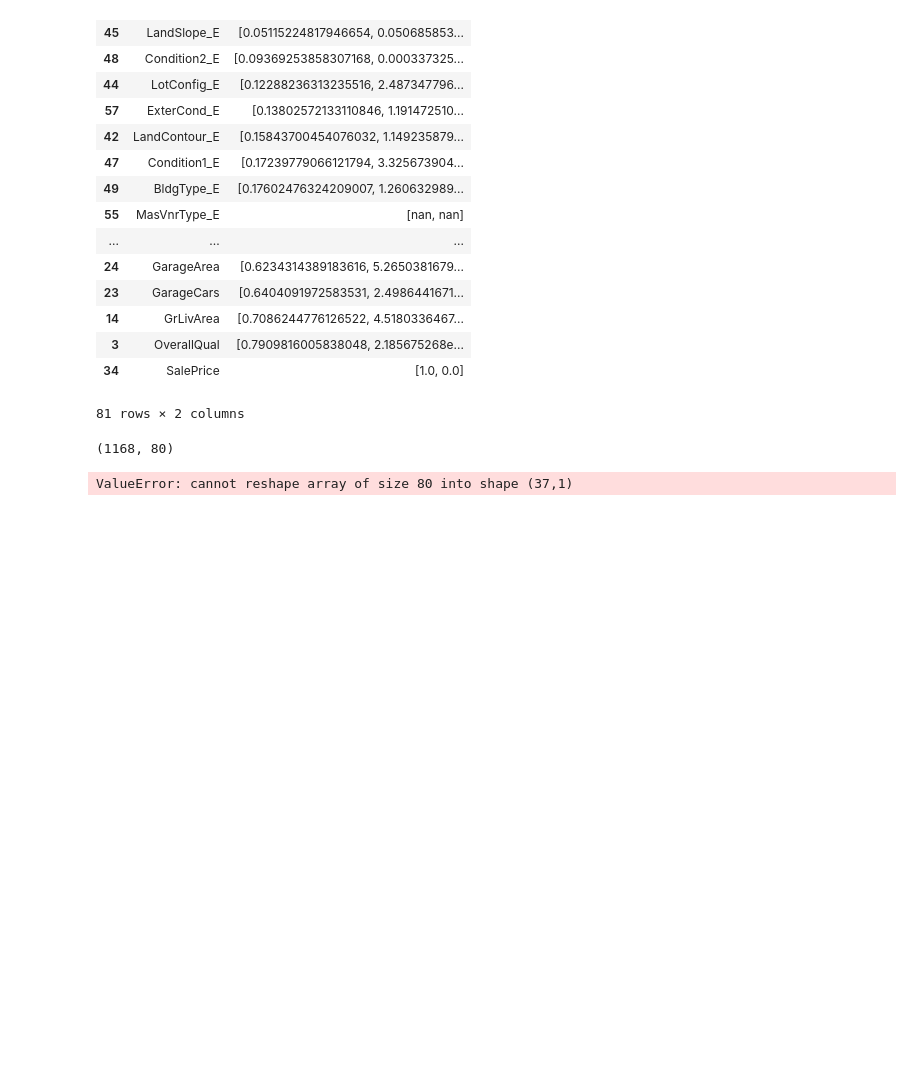
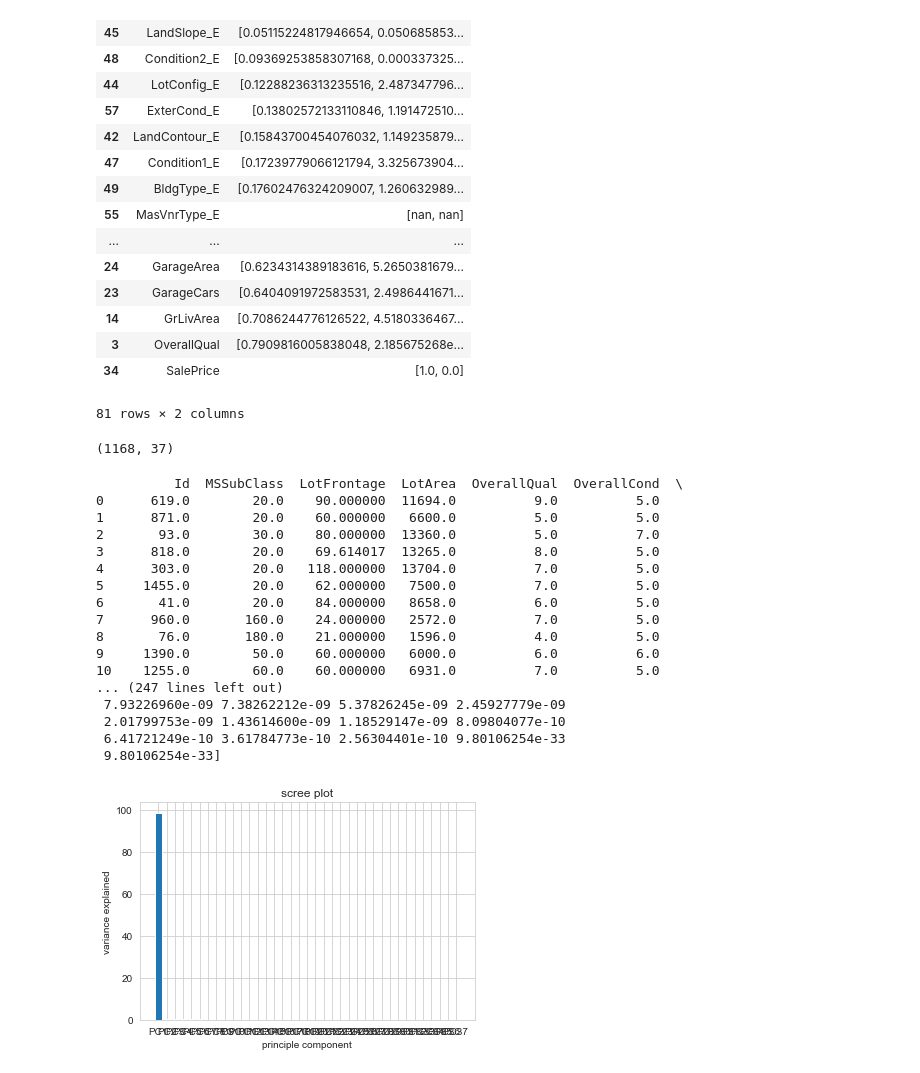
Before and after one commit to foreverloop/house-regress-k, a Jupyter notebook: HouseRegression.ipynb, the cells around one changed output. Saved outputs shown, nothing was run; the diff lists cells and outputs as text; code cells hidden in the pictures; blank space fills up the shorter version.

```diff
--- a/HouseRegression.ipynb
+++ b/HouseRegression.ipynb
@@ -21,6 +21,9 @@ from scipy.stats import linregress
 
 df_train = pd.read_csv("train.csv")
 df_test = pd.read_csv("test.csv")
+
+df_orig_train = df_train.copy()
+df_orig_test = df_test.copy()
 
 all_df_list = [df_train,df_test]
 
@@ -325,13 +329,9 @@ number of numeric columns: 81
 81 rows × 2 columns
 # %%
 # Imputation
-df_pca_train = df_train.copy()
-df_pca_test = df_test.copy()
-
-y = df_pca_train['SalePrice']
-sale_predictors = df_pca_train.drop(['SalePrice'], axis=1)
+y = df_orig_train['SalePrice']
+sale_predictors = df_orig_train.drop(['SalePrice'], axis=1)
 X = sale_predictors.select_dtypes(exclude=['object'])
-
 X_train, X_valid, y_train, y_valid = train_test_split(X, y, train_size=0.8, test_size=0.2,random_state=0)
 
 my_imputer = SimpleImputer(strategy='mean')
@@ -345,26 +345,4 @@ imputed_X_valid.columns = X_valid.columns
 #data has been split into variables, which is why there is now only 1168 rows
 print(np.shape(imputed_X_train))
 # %% [output]
-(1168, 80)
+(1168, 37)
-# %%
-#standardising all the data now it's been imputed (makes mean 0 and standard dev 1)
-imputed_X_train = StandardScaler().fit_transform(imputed_X_train)
-
-meanVals = np.mean(imputed_X_train, axis=0)
-covarianceMatrix = (imputed_X_train - meanVals).T.dot((imputed_X_train - meanVals)) / (imputed_X_train.shape[0] - 1)
-
-eValues, eVec = np.linalg.eig(covarianceMatrix)
-
-eigenPairs = [(np.abs(eValues[i]), eVec[:, i]) for i in range(len(eValues))]
-eigenPairs.sort()
-eigenPairs.reverse()
-
-top2Matrix = np.hstack((eigenPairs[0][1].reshape(37,1), eigenPairs[1][1].reshape(37,1)))
-principalComp = imputed_X_train.dot(top2Matrix)
-
-#this plot is meaningless really. the benefit of the PCA performed
-#is to catch most of the variance in the dataset in these two columns we are left with
-plt.scatter(principalComp[:,:1],principalComp[:,1:2])
-plt.show()
-# %% [output]
-ValueError: cannot reshape array of size 80 into shape (37,1)
@@ -393,14 +349,35 @@ print(mean_absolute_error(y_valid,price_predictions))
 # %%
 pca = PCA()
-pca.fit(imputed_X_train)
-pca_fin = pca.transform(imputed_X_train)
+pca_fin = pca.fit(imputed_X_train)
+print(imputed_X_train)
+#pca_fin = pca.transform(imputed_X_train)
+print(pca_fin.explained_variance_ratio_)
 per_var = np.round(pca.explained_variance_ratio_ * 100,decimals=1)
 labelsp = ['PC' + str(x) for x in range(1,len(per_var)+1)]
 plt.bar(x=range(1,len(per_var)+1),height=per_var,tick_label=labelsp)
 plt.xlabel("principle component")
 plt.ylabel("variance explained")
 plt.title("scree plot")
 plt.show()
 
 #this plot shows that only approximately 36% of the variation is accounted for in this PCA
 #the usual threshold might be 95% if we were being strict, but a minimum of 60% for it to be useable
+# %% [output]
+          Id  MSSubClass  LotFrontage  LotArea  OverallQual  OverallCond  \
+0      619.0        20.0    90.000000  11694.0          9.0          5.0
+1      871.0        20.0    60.000000   6600.0          5.0          5.0
+2       93.0        30.0    80.000000  13360.0          5.0          7.0
+3      818.0        20.0    69.614017  13265.0          8.0          5.0
+4      303.0        20.0   118.000000  13704.0          7.0          5.0
+5     1455.0        20.0    62.000000   7500.0          7.0          5.0
+6       41.0        20.0    84.000000   8658.0          6.0          5.0
+7      960.0       160.0    24.000000   2572.0          7.0          5.0
+8       76.0       180.0    21.000000   1596.0          4.0          5.0
+9     1390.0        50.0    60.000000   6000.0          6.0          6.0
+10    1255.0        60.0    60.000000   6931.0          7.0          5.0
+... (247 lines left out)
+ 7.93226960e-09 7.38262212e-09 5.37826245e-09 2.45927779e-09
+ 2.01799753e-09 1.43614600e-09 1.18529147e-09 8.09804077e-10
+ 6.41721249e-10 3.61784773e-10 2.56304401e-10 9.80106254e-33
+ 9.80106254e-33]
+[figure, added]
```
Also changed, not shown: parts of 4 cells of this notebook.
